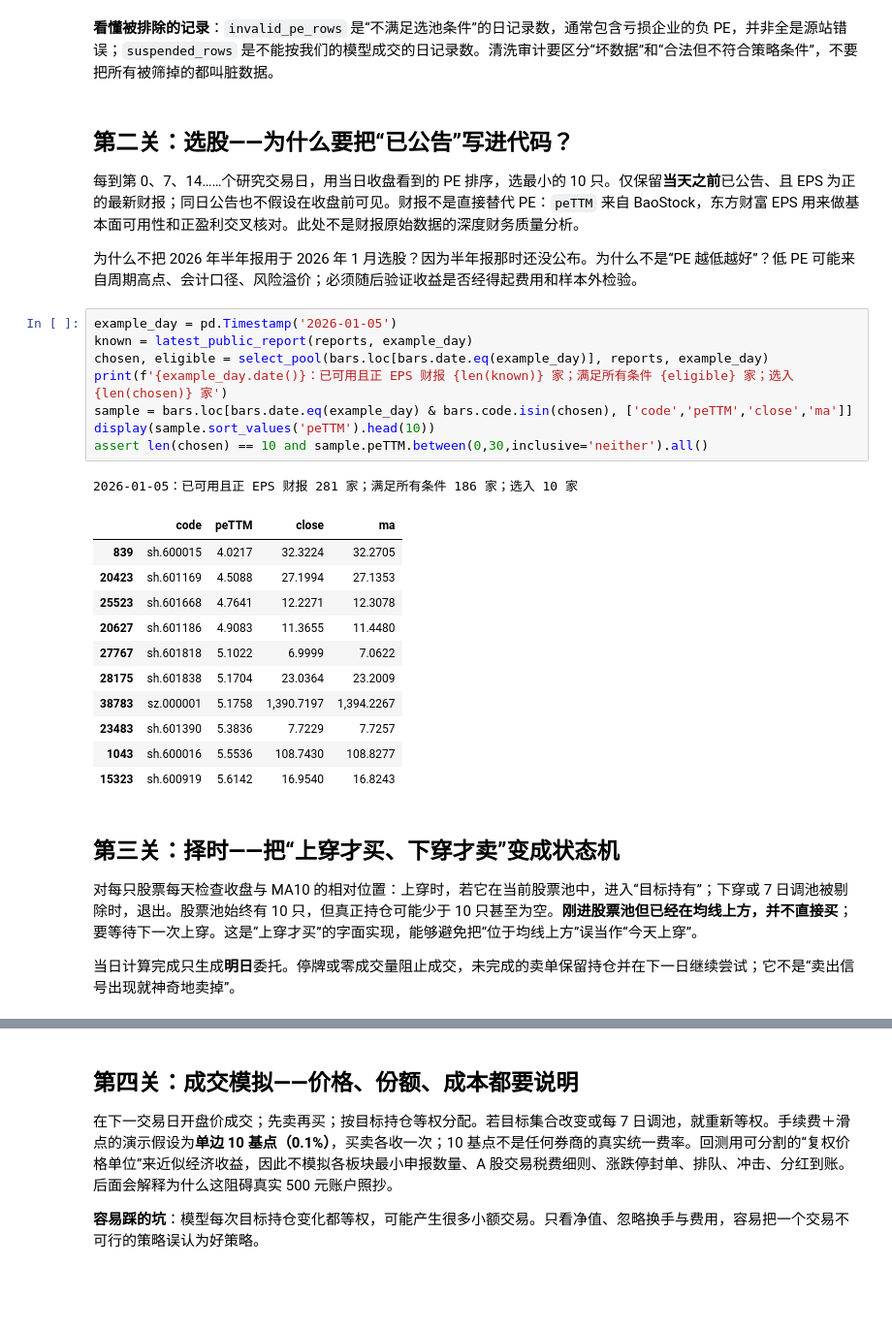
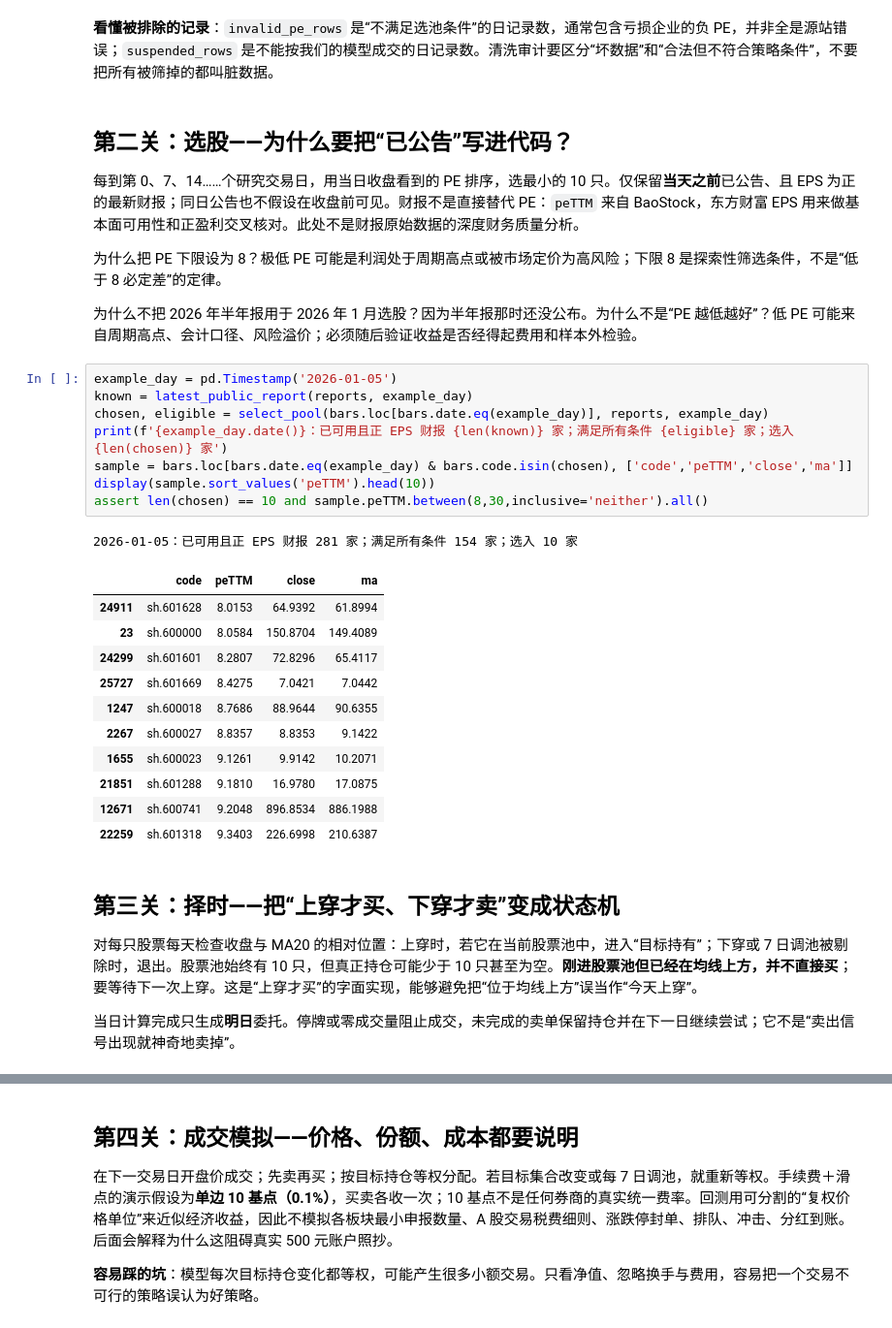
Before and after one commit to ZhengrongYue/MiniQuant, a Jupyter notebook: simple_framework.ipynb, the cells around one changed output, grey strips where cells are left out. Shown at 97% size. Saved outputs shown, nothing was run; the diff lists cells and outputs as text; blank space fills up the shorter version.

```diff
--- a/simple_framework.ipynb
+++ b/simple_framework.ipynb
@@ -133,32 +133,34 @@ display(reports[['code6','REPORTDATE','NOTICE_DATE','UPDATE_DATE','available_on'
 
 每到第 0、7、14……个研究交易日，用当日收盘看到的 PE 排序，选最小的 10 只。仅保留**当天之前**已公告、且 EPS 为正的最新财报；同日公告也不假设在收盘前可见。财报不是直接替代 PE：`peTTM` 来自 BaoStock，东方财富 EPS 用来做基本面可用性和正盈利交叉核对。此处不是财报原始数据的深度财务质量分析。
 
+为什么把 PE 下限设为 8？极低 PE 可能是利润处于周期高点或被市场定价为高风险；下限 8 是探索性筛选条件，不是“低于 8 必定差”的定律。
+
 为什么不把 2026 年半年报用于 2026 年 1 月选股？因为半年报那时还没公布。为什么不是“PE 越低越好”？低 PE 可能来自周期高点、会计口径、风险溢价；必须随后验证收益是否经得起费用和样本外检验。
 # %%
 example_day = pd.Timestamp('2026-01-05')
 known = latest_public_report(reports, example_day)
 chosen, eligible = select_pool(bars.loc[bars.date.eq(example_day)], reports, example_day)
 print(f'{example_day.date()}：已可用且正 EPS 财报 {len(known)} 家；满足所有条件 {eligible} 家；选入 {len(chosen)} 家')
 sample = bars.loc[bars.date.eq(example_day) & bars.code.isin(chosen), ['code','peTTM','close','ma']]
 display(sample.sort_values('peTTM').head(10))
-assert len(chosen) == 10 and sample.peTTM.between(0,30,inclusive='neither').all()
+assert len(chosen) == 10 and sample.peTTM.between(8,30,inclusive='neither').all()
 # %% [output]
-2026-01-05：已可用且正 EPS 财报 281 家；满足所有条件 186 家；选入 10 家
+2026-01-05：已可用且正 EPS 财报 281 家；满足所有条件 154 家；选入 10 家
 |  | code | peTTM | close | ma |
-| 839 | sh.600015 | 4.0217 | 32.3224 | 32.2705 |
-| 20423 | sh.601169 | 4.5088 | 27.1994 | 27.1353 |
-| 25523 | sh.601668 | 4.7641 | 12.2271 | 12.3078 |
-| 20627 | sh.601186 | 4.9083 | 11.3655 | 11.4480 |
-| 27767 | sh.601818 | 5.1022 | 6.9999 | 7.0622 |
-| 28175 | sh.601838 | 5.1704 | 23.0364 | 23.2009 |
-| 38783 | sz.000001 | 5.1758 | 1,390.7197 | 1,394.2267 |
-| 23483 | sh.601390 | 5.3836 | 7.7229 | 7.7257 |
-| 1043 | sh.600016 | 5.5536 | 108.7430 | 108.8277 |
-| 15323 | sh.600919 | 5.6142 | 16.9540 | 16.8243 |
+| 24911 | sh.601628 | 8.0153 | 64.9392 | 61.8994 |
+| 23 | sh.600000 | 8.0584 | 150.8704 | 149.4089 |
+| 24299 | sh.601601 | 8.2807 | 72.8296 | 65.4117 |
+| 25727 | sh.601669 | 8.4275 | 7.0421 | 7.0442 |
+| 1247 | sh.600018 | 8.7686 | 88.9644 | 90.6355 |
+| 2267 | sh.600027 | 8.8357 | 8.8353 | 9.1422 |
+| 1655 | sh.600023 | 9.1261 | 9.9142 | 10.2071 |
+| 21851 | sh.601288 | 9.1810 | 16.9780 | 17.0875 |
+| 12671 | sh.600741 | 9.2048 | 896.8534 | 886.1988 |
+| 22259 | sh.601318 | 9.3403 | 226.6998 | 210.6387 |
 # %% [markdown]
 ## 第三关：择时——把“上穿才买、下穿才卖”变成状态机
 
-对每只股票每天检查收盘与 MA10 的相对位置：上穿时，若它在当前股票池中，进入“目标持有”；下穿或 7 日调池被剔除时，退出。股票池始终有 10 只，但真正持仓可能少于 10 只甚至为空。**刚进股票池但已经在均线上方，并不直接买**；要等待下一次上穿。这是“上穿才买”的字面实现，能够避免把“位于均线上方”误当作“今天上穿”。
+对每只股票每天检查收盘与 MA20 的相对位置：上穿时，若它在当前股票池中，进入“目标持有”；下穿或 7 日调池被剔除时，退出。股票池始终有 10 只，但真正持仓可能少于 10 只甚至为空。**刚进股票池但已经在均线上方，并不直接买**；要等待下一次上穿。这是“上穿才买”的字面实现，能够避免把“位于均线上方”误当作“今天上穿”。
 
 当日计算完成只生成**明日**委托。停牌或零成交量阻止成交，未完成的卖单保留持仓并在下一日继续尝试；它不是“卖出信号出现就神奇地卖掉”。
 # %%
```
Also changed, not shown: parts of 17 cells of this notebook, 2 other files.
